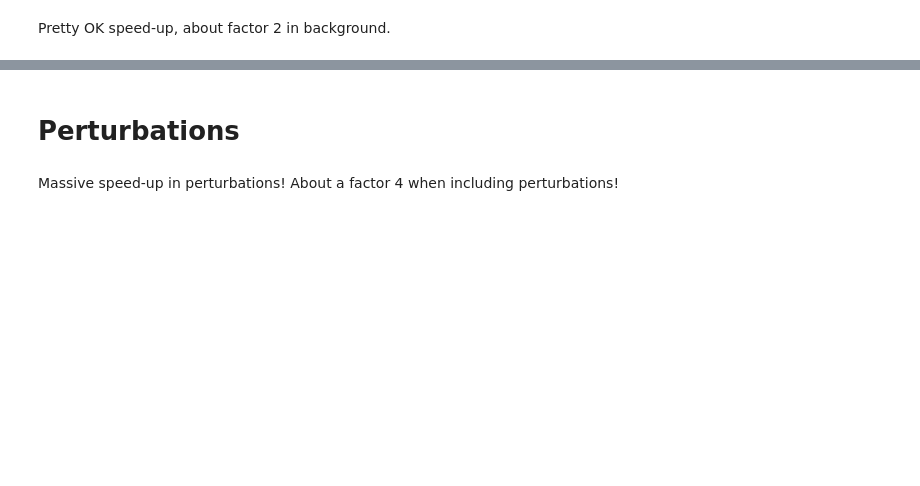
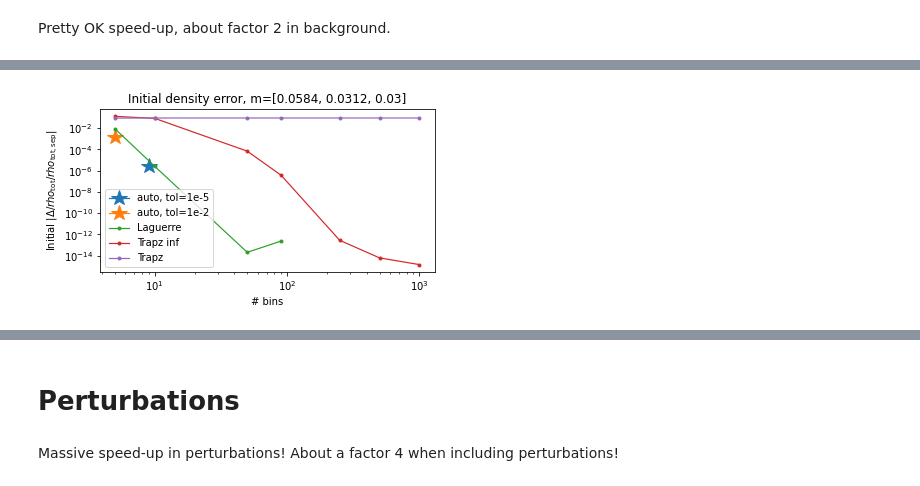
Before and after one commit to EBHolm/class_public, a Jupyter notebook: notebooks/grand_neutrinos.ipynb, the cells around one changed output, grey strips where cells are left out. Drawn from its saved outputs; the diff is of its cells as text; code cells hidden in the pictures; blank space fills up the shorter version.

```diff
--- a/notebooks/grand_neutrinos.ipynb
+++ b/notebooks/grand_neutrinos.ipynb
@@ -13,7 +13,9 @@ def interp_onto(xdata, ydata, xonto):
 # %%
-masses = [1, 2, 3]
+# Near degenerate case
+masses = [0.0584, 0.0312, 0.03]
+#masses = [50, 5, 0.5]
 degs   = [1, 1, 1]
-Nbins = 30
+Nbins = 5
 
 standard_settings = {
     'H0': 70.0,
@@ -25,10 +27,20 @@ standard_settings = {
     'deg_ncdm': ', '.join([str(i) for i in degs]),
 
     'Quadrature strategy': '3, 3, 3',
-    'Maximum_q': '8, 8, 8',
+    'Maximum_q': '12, 12, 12',
     'Number of momentum bins': f'{Nbins}, {Nbins}, {Nbins}',
 
-    'output_ncdm_binning': 0,
-#    'output': 'tCl',
+#    'output_ncdm_binning': 0,
+    'output': 'tCl',
 #    'ncdm_fluid_approximation': 0,
 }
+
+reference = Class()
+reference.set(standard_settings | {'Number of momentum bins': '10000, 10000, 10000', 'Quadrature strategy': '2, 2, 2'})
+tic = perf_counter()
+reference.compute()
+toc = perf_counter()
+print(f"Computed reference in {toc - tic:.5} s")
+
+bg_ref = reference.get_background()
+a_ref = 1/(1 + bg_ref['z'])
@@ -104 +170,16 @@ ax.legend()
+# %%
+fig, ax = plt.subplots(1, 1, figsize=(6, 3))
+ax.set_title(f'Initial density error, m={masses}')
+ax.set(xlabel='# bins', ylabel=r'Initial $|\Delta /rho_\mathrm{tot}/rho_\mathrm{tot,sep}|$', xscale='log', yscale='log')
+
+ax.plot(results['auto']['bins'], np.abs(results['auto']['error']), '*-', lw=1.2, ms=16, label='auto, tol=1e-5')
+ax.plot(results['auto_tol']['bins'], np.abs(results['auto_tol']['error']), '*-', ms=16, lw=1.2, label='auto, tol=1e-2')
+ax.plot(results['laguerre']['bins'], np.abs(results['laguerre']['error']), '.-', lw=1.2, label='Laguerre')
+ax.plot(results['trapz_inf']['bins'], np.abs(results['trapz_inf']['error']), '.-', lw=1.2, label='Trapz inf')
+ax.plot(results['trapz']['bins'], np.abs(results['trapz']['error']), '.-', lw=1.2, label='Trapz')
+
+ax.legend()
+fig.savefig('precision.pdf')
+# %% [output]
+[figure, added]
 # %%
```
Also changed, not shown: parts of 11 cells of this notebook.
